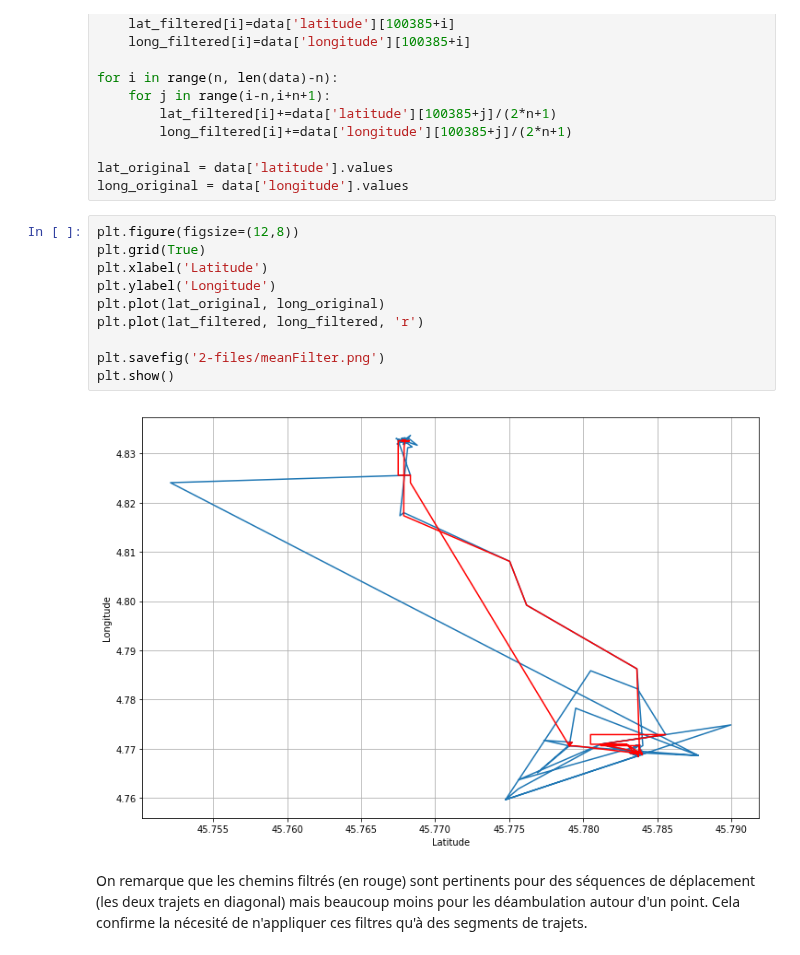
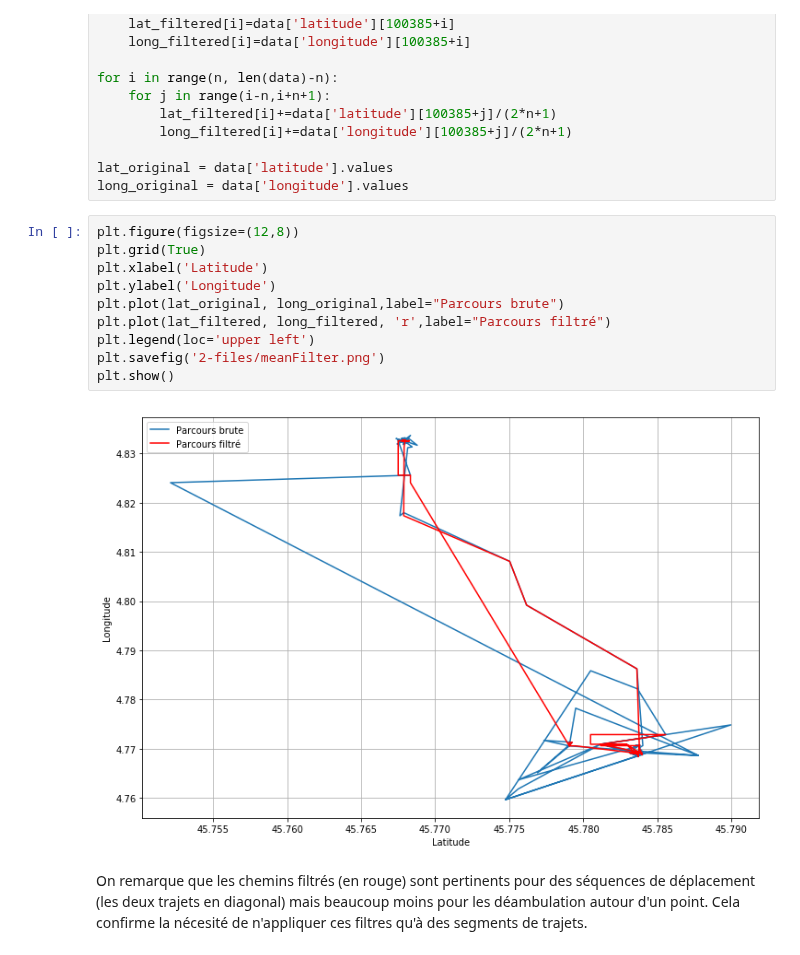
Before and after one commit to AmigoCap/GPSFlow, a Jupyter notebook: 2-25janv.ipynb, the cells around one changed output. Drawn from its saved outputs; the diff is of its cells as text.

Commit message:
Add legends to speed plots.

```diff
--- a/2-25janv.ipynb
+++ b/2-25janv.ipynb
@@ -245,15 +244,15 @@ long_original = data['longitude'].values
 # %%
 plt.figure(figsize=(12,8))
 plt.grid(True)
 plt.xlabel('Latitude')
 plt.ylabel('Longitude')
-plt.plot(lat_original, long_original)
-plt.plot(lat_filtered, long_filtered, 'r')
-
+plt.plot(lat_original, long_original,label="Parcours brute")
+plt.plot(lat_filtered, long_filtered, 'r',label="Parcours filtré")
+plt.legend(loc='upper left')
 plt.savefig('2-files/meanFilter.png')
 plt.show()
 # %% [output]
-[figure, old version]
+[figure, new version]
 # %% [markdown]
 On remarque que les chemins filtrés (en rouge) sont pertinents pour des séquences de déplacement (les deux trajets en diagonal) mais beaucoup moins pour les déambulation autour d'un point. Cela confirme la nécesité de n'appliquer ces filtres qu'à des segments de trajets.
 # %% [markdown]
```
Also changed, not shown: parts of 4 cells of this notebook.
